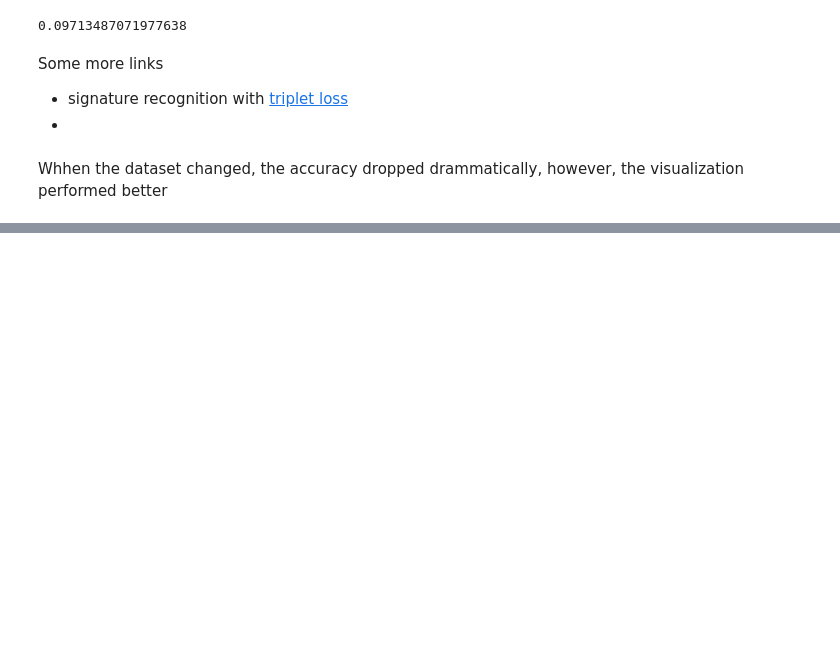
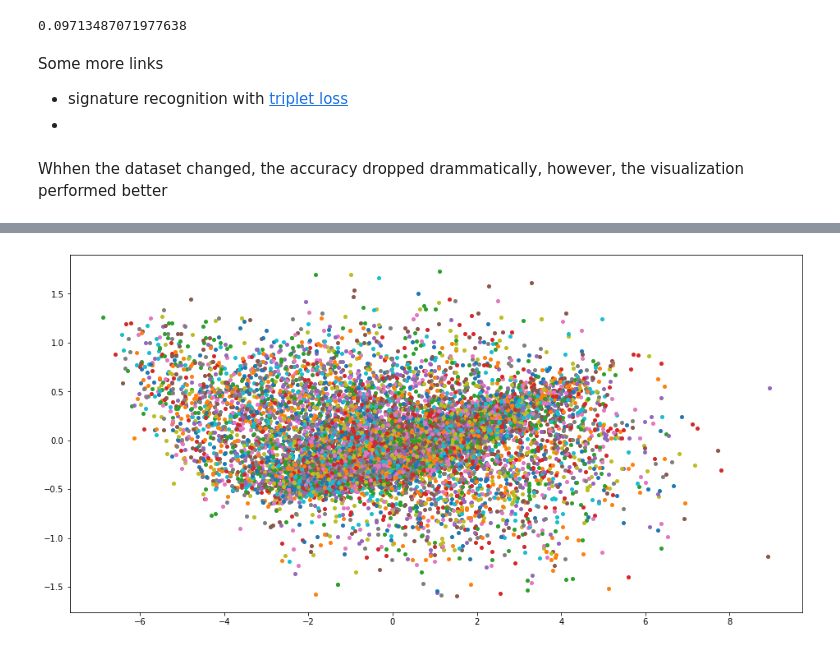
Before and after one commit to MefAldemisov/SourceCodeAuthorshipAttribution, a Jupyter notebook: Embeddings.ipynb, the cells around one changed output, grey strips where cells are left out. Saved outputs shown, nothing was run; the diff lists cells and outputs as text; code cells hidden in the pictures; blank space fills up the shorter version.

```diff
--- a/Embeddings.ipynb
+++ b/Embeddings.ipynb
@@ -1219,0 +1332,18 @@ Whhen the dataset changed, the accuracy dropped drammatically, however, the visu
+# %%
+vectorized_X = tfa_model.predict(new_X)
+
+pca = PCA(n_components=3)
+
+pca.fit(vectorized_X)
+
+pca_x = pca.transform(vectorized_X)
+
+y1d = new_y
+# y1d = np.argmax(new_y, axis=1)
+# %%
+plt.figure(figsize=(16, 8))
+for i in range(500):
+    plt.plot(pca_x[np.where(y1d==i), 1][0], pca_x[np.where(y1d==i), 2][0], 'o', ms=4)# label=str(i))
+# plt.legend(ncol=4)
+# %% [output]
+[figure, added]
```
Also changed, not shown: parts of 21 cells of this notebook.
